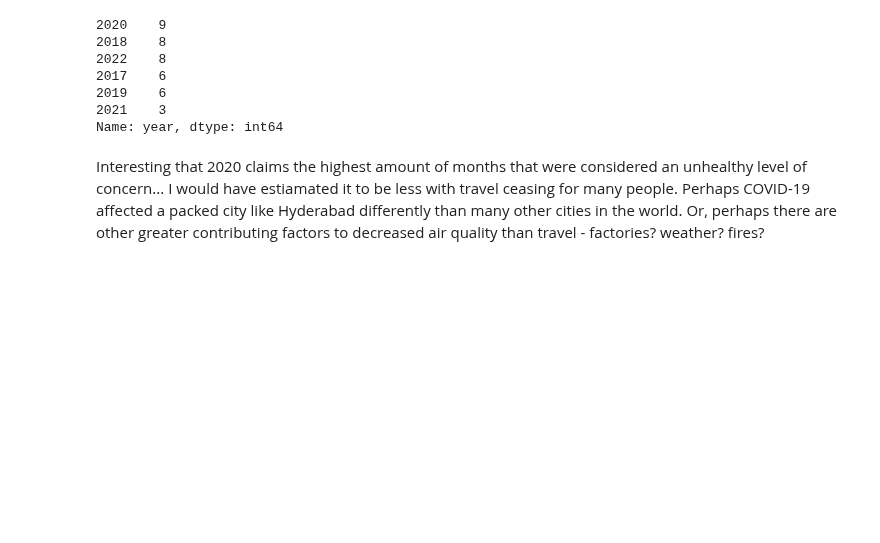
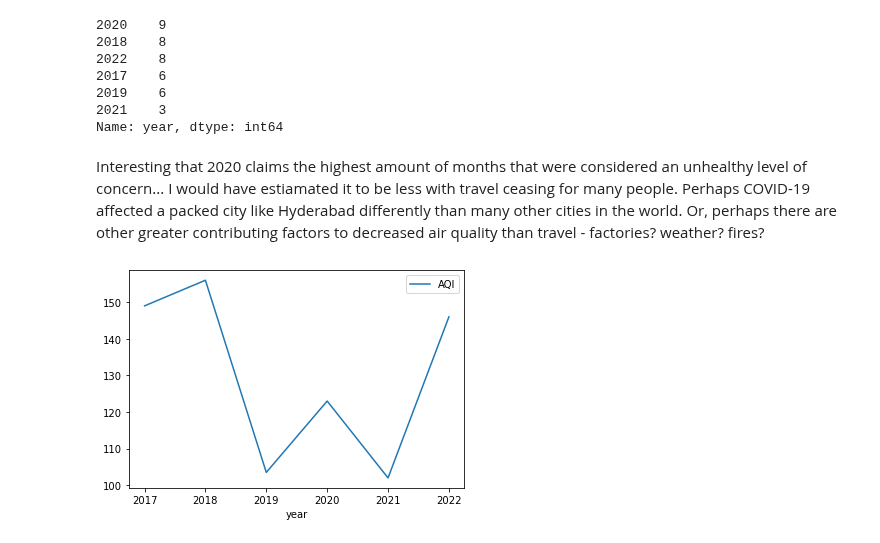
Before and after one commit to danileahacker/Air-Quality-in-Hyderabad-Pollution-Analysis, a Jupyter notebook: pollution_eda.ipynb, the cells around one changed output. Drawn from its saved outputs; the diff is of its cells as text; code cells hidden in the pictures; blank space fills up the shorter version.

```diff
--- a/pollution_eda.ipynb
+++ b/pollution_eda.ipynb
@@ -200,3 +200,8 @@ unhealthy.year.value_counts()
 Name: year, dtype: int64
 # %% [markdown]
 Interesting that 2020 claims the highest amount of months that were considered an unhealthy level of concern... I would have estiamated it to be less with travel ceasing for many people. Perhaps COVID-19 affected a packed city like Hyderabad differently than many other cities in the world. Or, perhaps there are other greater contributing factors to decreased air quality than travel - factories? weather? fires?
+# %%
+# zoom in on single month through years
+aqi.loc[aqi.month == 'Jan'].plot(x='year', y='AQI');
+# %% [output]
+[figure, added]
```
